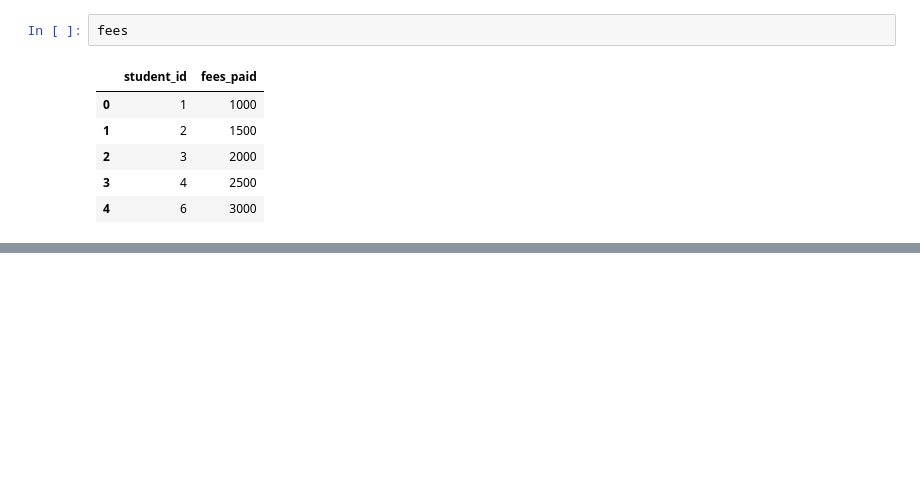
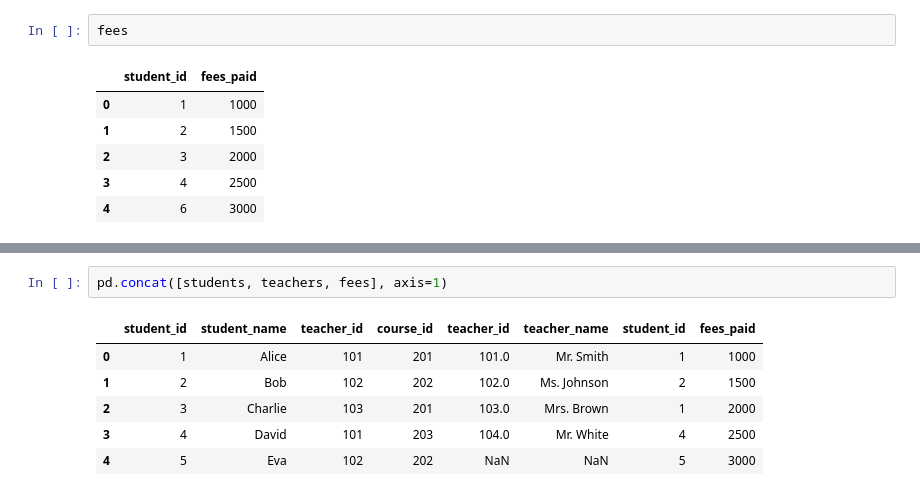
Before and after one commit to Shafqatsarwar/Python-classes, a Jupyter notebook: class19-filter-groupby-visualisation/class19-wrangling.ipynb, the cells around one changed output, grey strips where cells are left out. Saved outputs shown, nothing was run; the diff lists cells and outputs as text; blank space fills up the shorter version.

```diff
--- a/class19-filter-groupby-visualisation/class19-wrangling.ipynb
+++ b/class19-filter-groupby-visualisation/class19-wrangling.ipynb
@@ -177,0 +359,9 @@ print(validated_student_df)
+# %%
+pd.concat([students, teachers, fees], axis=1)
+# %% [output]
+|  | student_id | student_name | teacher_id | course_id | teacher_id | teacher_name | student_id | fees_paid |
+| 0 | 1 | Alice | 101 | 201 | 101.0 | Mr. Smith | 1 | 1000 |
+| 1 | 2 | Bob | 102 | 202 | 102.0 | Ms. Johnson | 2 | 1500 |
+| 2 | 3 | Charlie | 103 | 201 | 103.0 | Mrs. Brown | 1 | 2000 |
+| 3 | 4 | David | 101 | 203 | 104.0 | Mr. White | 4 | 2500 |
+| 4 | 5 | Eva | 102 | 202 | NaN | NaN | 5 | 3000 |
```
Also changed, not shown: parts of 20 cells of this notebook.
